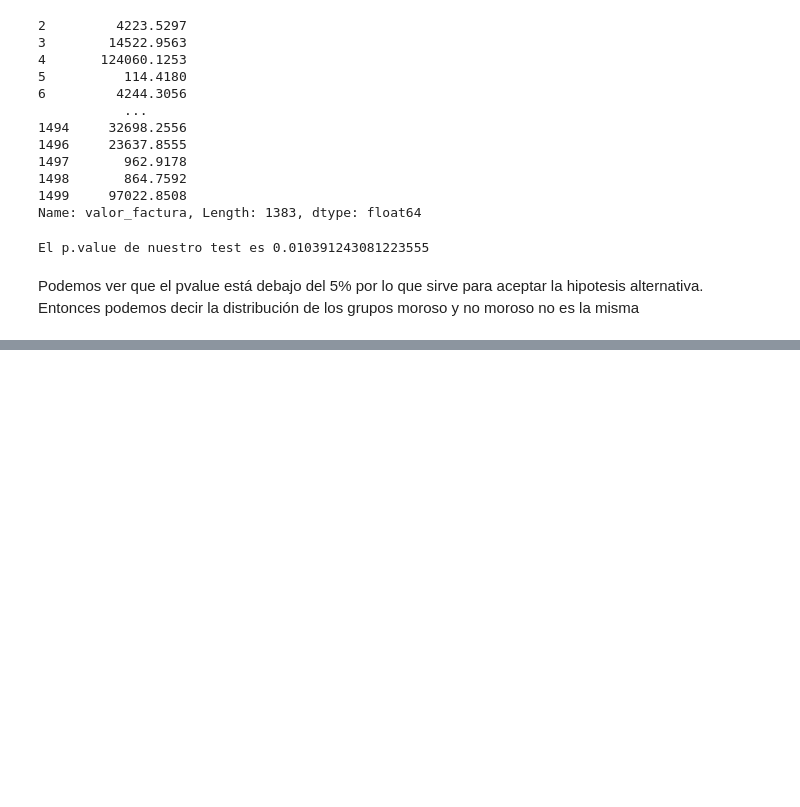
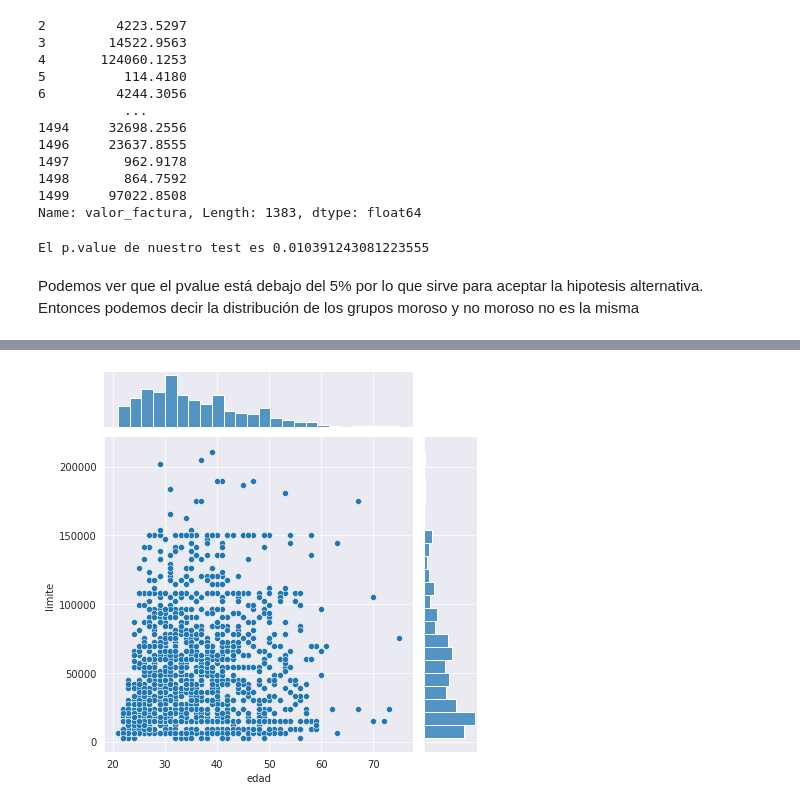
Before and after one commit to exequiel-farias/visualizacion-de-datos, a Jupyter notebook: Analisis_de_datos.ipynb, the cells around one changed output, grey strips where cells are left out. Saved outputs shown, nothing was run; the diff lists cells and outputs as text; code cells hidden in the pictures; blank space fills up the shorter version.

Commit message:
Analisis conjunta de variables

```diff
--- a/Analisis_de_datos.ipynb
+++ b/Analisis_de_datos.ipynb
@@ -445,0 +457,7 @@ Podemos ver que el pvalue está debajo del 5% por lo que sirve para aceptar la h
+# %%
+sns.jointplot(x='edad',y='limite',data=tarjetas);
+#Ademas del grafico de dispersion muestra el histograma para cada variable
+#Podemos definir el tipo de gráfico que queremos mostrar con el parámetro kind, las opciones que éste parámetro nos permite son:
+#(“scatter”, “kde”, “hist”, “hex”, “reg”, “resid” )
+# %% [output]
+[figure, added]
```
Also changed, not shown: parts of 9 cells of this notebook.
